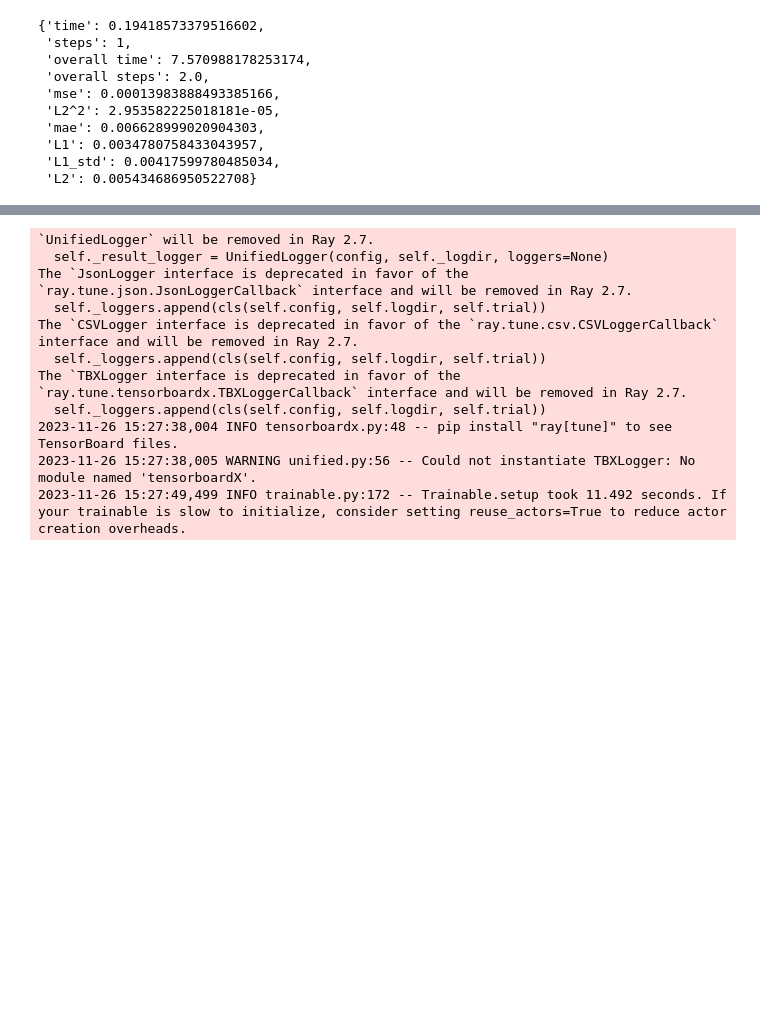
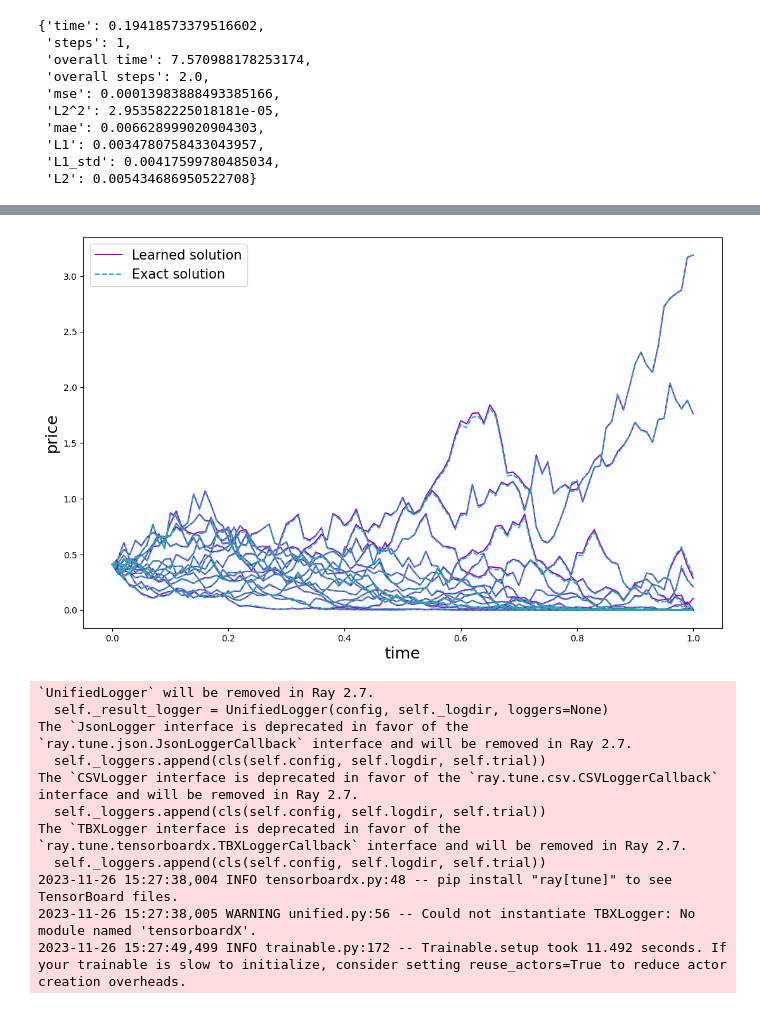
Before and after one commit to YedaCui/my_deepkol, a Jupyter notebook: plot_d_10.ipynb, the cells around one changed output, grey strips where cells are left out. Saved outputs shown, nothing was run; the diff lists cells and outputs as text; code cells hidden in the pictures; blank space fills up the shorter version.

Commit message:
update figures

```diff
--- a/plot_d_10.ipynb
+++ b/plot_d_10.ipynb
@@ -168,3 +168,39 @@ scores_test["current"]
  'L1': 0.0034780758433043957,
  'L1_std': 0.00417599780485034,
  'L2': 0.005434686950522708}
+# %%
+config = {
+  "bs": 120000,
+  "checkpoint": True,
+  "factor": 6,
+  "gpus": 1,
+  "levels": 4,
+  "lr": 0.01,
+  "lr_decay": 0.25,
+  "lr_decay_patience": 2,
+  "min_lr": 1e-08,
+  "mode": "avg_bs_basket",
+  "n_iterations": 30,
+  "n_test_batches": 1,
+  "n_train_batches": 2000,
+  "net": "DeepONet",
+  "norm_layer": "layernorm",
+  "num_depth": 7,
+  "num_width": 75,
+  "opt": "adamw",
+  "pde": "BSbasket",
+  "seed": 0,
+  "size_t_x_u": [
+    1,
+    10,
+    13
+  ],
+  "unfreeze": "all",
+  "unfreeze_patience": 1,
+  "weight_decay": 0.01
+}
+
+mytrainer = trainer.Trainer(config)
+path = "/home/ycui/Documents/my_deepkol/exp/avg_bs_basket_2023_10_31_17_27_14/Trainer_2023-10-31_17-27-14/Trainer_ad10d_00005_5_num_depth=7,num_width=75,seed=0_2023-10-31_17-27-14/checkpoint_000016/model.pth"
+# mytrainer.net.PI_layers(torch.randn(1,10,1, device=torch.device("cuda"))) # add it when loading checkpoint with the input shape same as the experiment
+mytrainer.load_checkpoint(path)
@@ -171,3 +216,12 @@ scores_test["current"]
+# %%
+# config = {"s":10, "r":0.03, "sigma": 0.3, "kappa":1.01}
+# config = {"s":10, "r":0.03, "sigma": 0.3}
+config = {"s":10*[9.5], "r":[0.03], "rho": [0.1], "sigma": 10*[0.3], "kappa": [1.01]}
+res = get_option_price_curve_d_10(mytrainer.model.module, 100, 16 ,config)
+#  for data in datas:
+plot_mc_curves(res["t"], res["y_pred"], res["y_true"])
+# %% [output]
+[figure, added]
 # %%
 config = {
   "bs": 120000,
```
Also changed, not shown: parts of 3 cells of this notebook, 5 other files.
